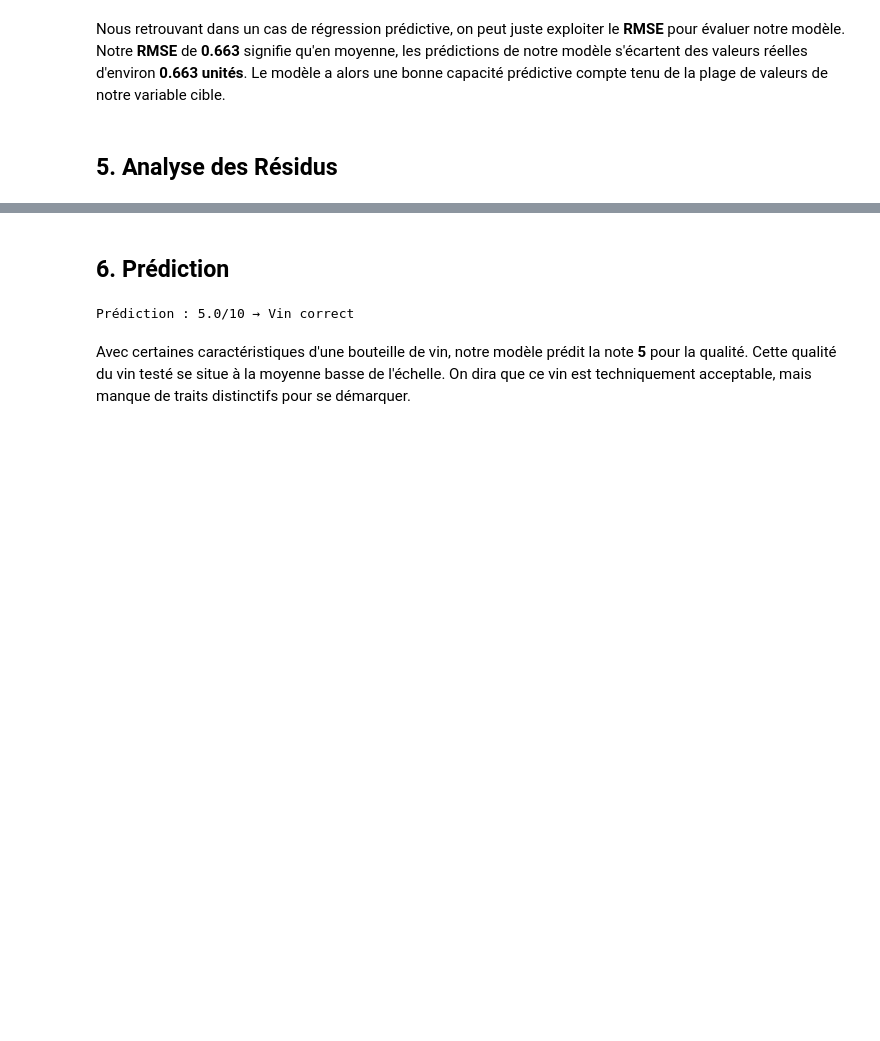
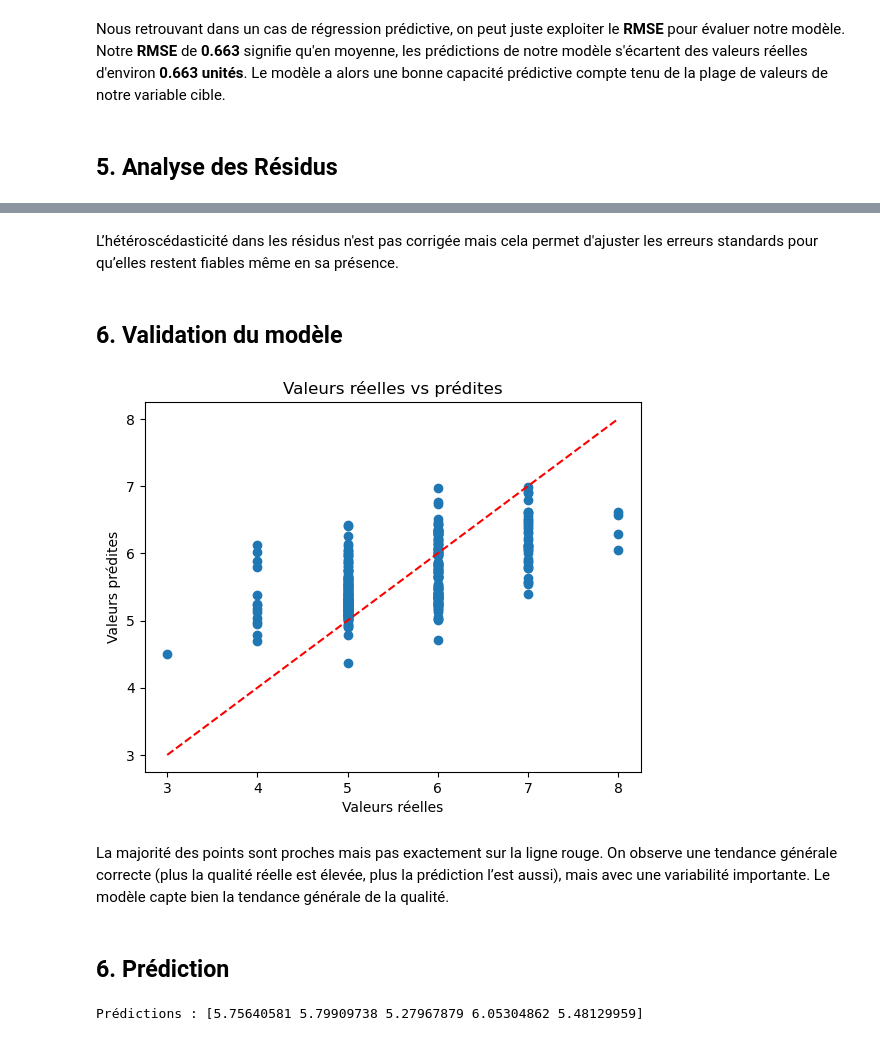
Before and after one commit to touss643/60-Jours-de-RL, a Jupyter notebook: src/Jour_45.ipynb, the cells around one changed output, grey strips where cells are left out. Cells and saved outputs as stored; diff of their text form; code cells hidden in the pictures; blank space fills up the shorter version.

```diff
--- a/src/Jour_45.ipynb
+++ b/src/Jour_45.ipynb
@@ -221,19 +213,23 @@ Test de Shapiro-Wilk: ShapiroResult(statistic=0.987932716845462, pvalue=0.009181
+# %% [markdown]
+L’hétéroscédasticité dans les résidus n'est pas corrigée mais cela permet d'ajuster les erreurs standards pour qu’elles restent fiables même en sa présence.
+# %% [markdown]
+## 6. Validation du modèle
+# %%
+plt.scatter(y_test, y_pred)
+plt.xlabel('Valeurs réelles')
+plt.ylabel('Valeurs prédites')
+plt.title('Valeurs réelles vs prédites')
+plt.plot([y.min(), y.max()], [y.min(), y.max()], 'r--')
+plt.show()
+# %% [output]
+[figure, added]
+# %% [markdown]
+La majorité des points sont proches mais pas exactement sur la ligne rouge. On observe une tendance générale correcte (plus la qualité réelle est élevée, plus la prédiction l’est aussi), mais avec une variabilité importante. Le modèle capte bien la tendance générale de la qualité.
 # %% [markdown]
 ## 6. Prédiction
-# %%
-exemple_vin = {
-    "const": 1,
-    "fixed acidity": 7.4, "volatile acidity": 0.7,
-    "citric acid": 0.0, "residual sugar": 1.9,
-    "chlorides": 0.076, "free sulfur dioxide": 11,
-    "total sulfur dioxide": 34, "density": 0.9978,
-    "pH": 3.51, "sulphates": 0.56, "alcohol": 9.4
-}
-
-qualite_predite = model.predict(pd.DataFrame([exemple_vin]))[0]
-
-print(f"Prédiction : {qualite_predite:.1f}/10 → {'Vin correct' if qualite_predite >= 5 else 'Vin médiocre'}")
-# %% [output]
-Prédiction : 5.0/10 → Vin correct
-# %% [markdown]
-Avec certaines caractéristiques d'une bouteille de vin, notre modèle prédit la note **5** pour la qualité. Cette qualité du vin testé se situe à la moyenne basse de l'échelle. On dira que ce vin est techniquement acceptable, mais manque de traits distinctifs pour se démarquer.
+# %%
+new_data = X_test.iloc[:5]
+new_predictions = model.predict(new_data)
+print("Prédictions :", new_predictions)
+# %% [output]
+Prédictions : [5.75640581 5.79909738 5.27967879 6.05304862 5.48129959]
```
Also changed, not shown: parts of 15 cells of this notebook.
